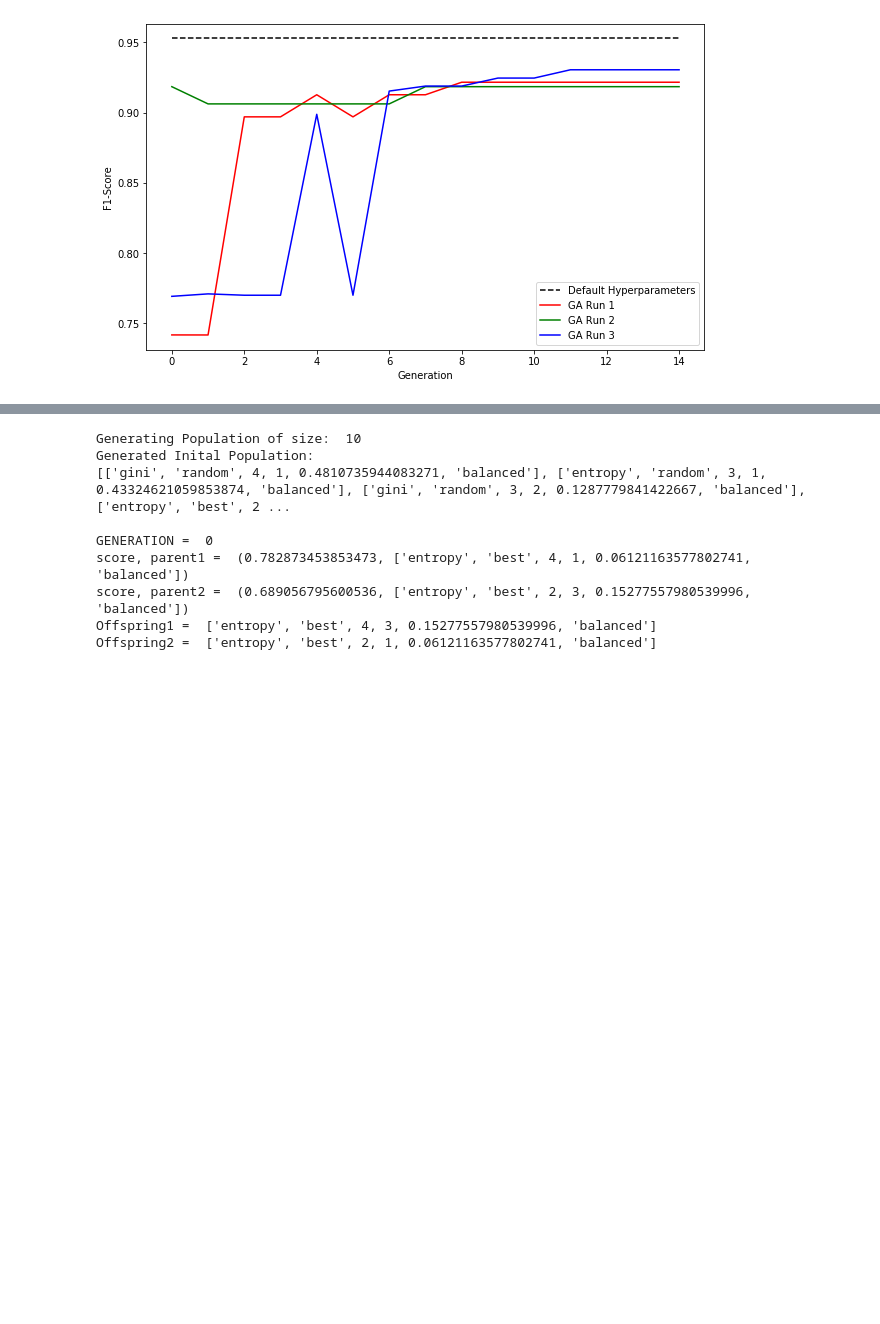
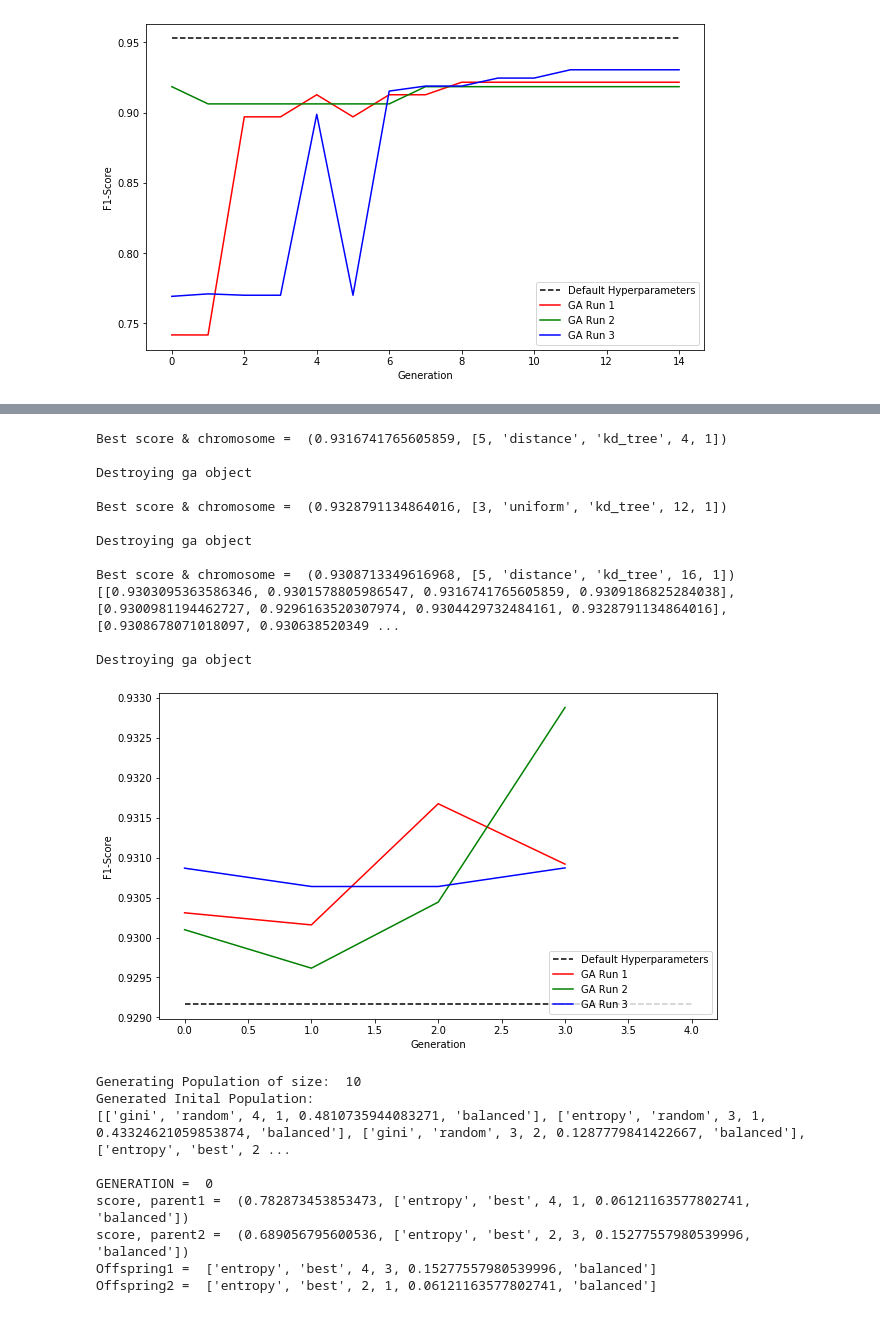
Before and after one commit to NorthOfNull/ML, a Jupyter notebook: Genetic Algorithm.ipynb, the cells around one changed output, grey strips where cells are left out. Cells and saved outputs as stored; diff of their text form; code cells hidden in the pictures; blank space fills up the shorter version.

Commit message:
Hyperparam Optimisation and DL Testing

```diff
--- a/Genetic Algorithm.ipynb
+++ b/Genetic Algorithm.ipynb
@@ -223,0 +350,78 @@ Destroying ga object
+# %%
+# TEST
+# TEST
+# TEST
+# TESTING IF THE FLOAT CHROMOSOME IS BEING RANDOMISED AND TESTED?
+
+%reload_ext autoreload
+%autoreload 2
+
+import kf_ml_lib as kf
+import kf_bio_optimisation_lib as kf_bio
+import matplotlib.pyplot as plt
+from sklearn.neighbors import KNeighborsClassifier
+
+
+dataset_path = "../Datasets/ISOT Botnet 2010/Pre-processed/isot_botnet.csv"
+dataset = kf.load_dataset(dataset_path)
+X, y = kf.split_dataset(dataset, extended=False)
+
+# Baseline
+clf = KNeighborsClassifier()
+
+scoring = ['precision_macro', 'recall_macro']
+results = cross_validate(clf, X, y, cv=10, scoring=scoring, n_jobs=8, verbose=0)
+
+fit_time = np.mean(results['fit_time'])
+precision = np.mean(results['test_precision_macro'])
+recall = np.mean(results['test_recall_macro'])
+f1_score = kf.calc_f1_score(precision, recall)
+
+baseline = [f1_score]
+baseline = baseline * 5
+
+
+
+# KNeighborsClassifier GA Runs
+run_results = []
+
+for run in range(0, 3):
+    ga = kf_bio.kf_genetic_algorithm(classifier='KNeighborsClassifier', dataset_path=dataset_path,
+                                     population_size=6, generations=4, evaluation_method='cv',
+                                     extended_dataset=False, initial_pop_gen_method='heuristic')
+
+    sorted_score_chromosome_list = ga.run()
+
+    best_score_chromosome = sorted_score_chromosome_list[0]
+    print("Best score & chromosome = ", best_score_chromosome)
+
+    scores = ga.best_generation_fitness_scores
+    run_results.append(scores)
+
+#print(baseline)
+print(run_results)
+
+plt.figure(figsize=(10,6))
+plt.xlabel('Generation')
+plt.ylabel('F1-Score')
+plt.plot(baseline, c='k', linestyle='--', label='Default Hyperparameters')
+plt.plot(run_results[0], c='r', label='GA Run 1')
+plt.plot(run_results[1], c='g', label='GA Run 2')
+plt.plot(run_results[2], c='b', label='GA Run 3')
+plt.legend(loc='lower right')
+
+del ga
+# %% [output]
+Best score & chromosome =  (0.9316741765605859, [5, 'distance', 'kd_tree', 4, 1])
+
+Destroying ga object
+
+Best score & chromosome =  (0.9328791134864016, [3, 'uniform', 'kd_tree', 12, 1])
+
+Destroying ga object
+
+Best score & chromosome =  (0.9308713349616968, [5, 'distance', 'kd_tree', 16, 1])
+[[0.9303095363586346, 0.9301578805986547, 0.9316741765605859, 0.9309186825284038], [0.9300981194462727, 0.9296163520307974, 0.9304429732484161, 0.9328791134864016], [0.9308678071018097, 0.930638520349 ...
+
+Destroying ga object
+[figure, added]
```
Also changed, not shown: parts of 13 cells of this notebook, 6 other files.
